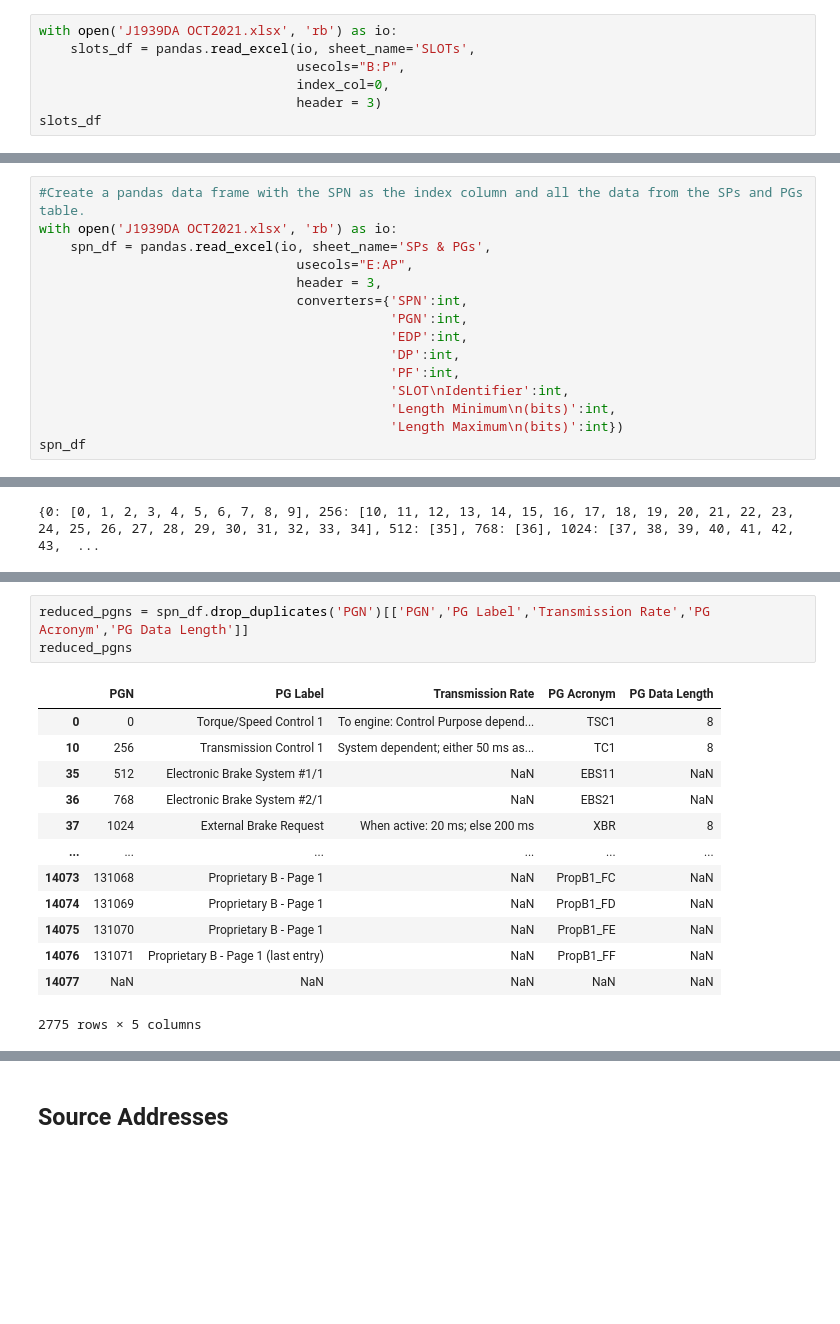
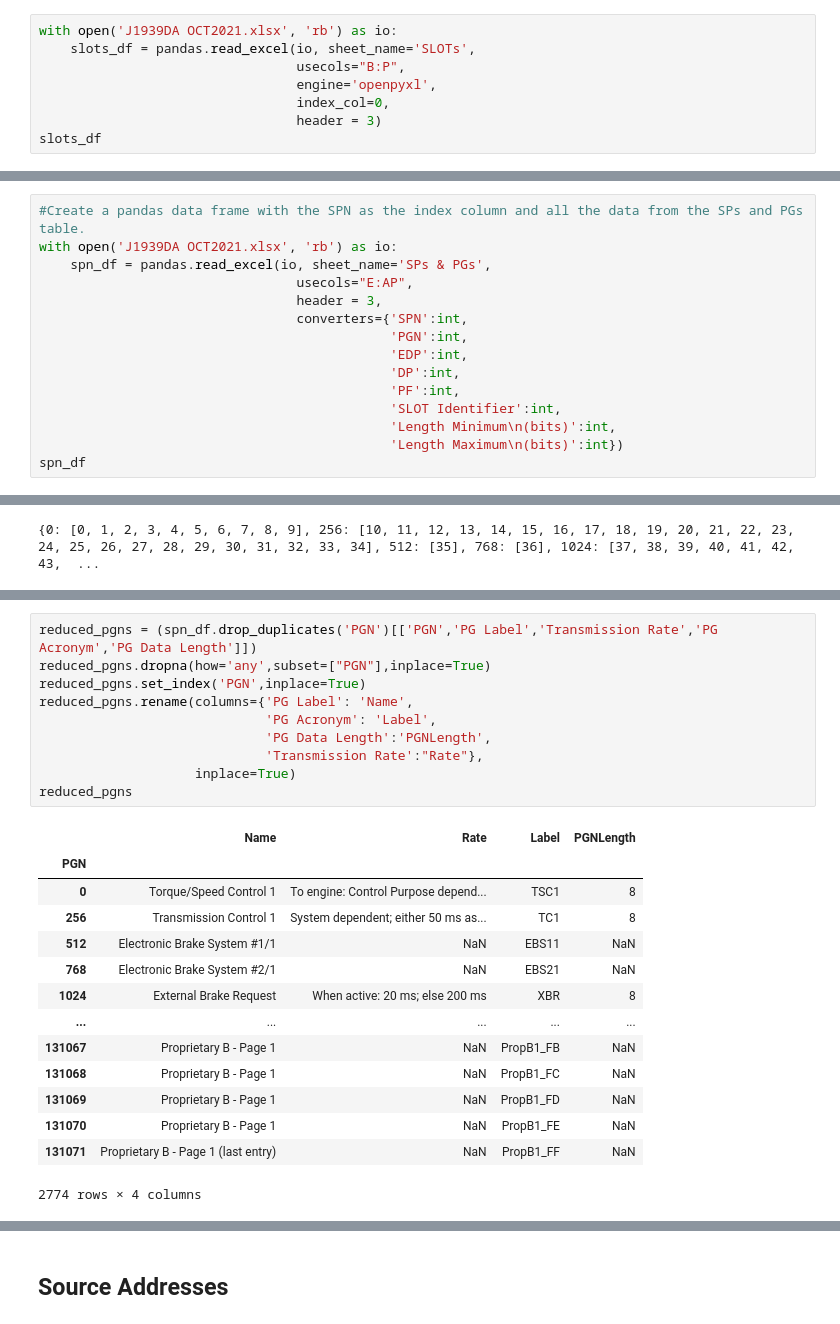
Before and after one commit to SystemsCyber/J1939DB, a Jupyter notebook: J1939 Digital Annex to JSON.ipynb, the cells around one changed output, grey strips where cells are left out. Drawn from its saved outputs; the diff is of its cells as text; blank space fills up the shorter version.

```diff
--- a/J1939 Digital Annex to JSON.ipynb
+++ b/J1939 Digital Annex to JSON.ipynb
@@ -9,6 +19,7 @@ import pandas
 with open('J1939DA OCT2021.xlsx', 'rb') as io:
     slots_df = pandas.read_excel(io, sheet_name='SLOTs',
                                  usecols="B:P",
+                                 engine='openpyxl',
                                  index_col=0,
                                  header = 3)
 slots_df
@@ -38,7 +106,7 @@ with open('J1939DA OCT2021.xlsx', 'rb') as io:
                                              'EDP':int,
                                              'DP':int,
                                              'PF':int,
-                                             'SLOT\nIdentifier':int,
+                                             'SLOT Identifier':int,
                                              'Length Minimum\n(bits)':int,
                                              'Length Maximum\n(bits)':int})
 spn_df
@@ -108,17 +134,25 @@ Name: SPN, dtype: object
 # %%
-reduced_pgns = spn_df.drop_duplicates('PGN')[['PGN','PG Label','Transmission Rate','PG Acronym','PG Data Length']]
+reduced_pgns = (spn_df.drop_duplicates('PGN')[['PGN','PG Label','Transmission Rate','PG Acronym','PG Data Length']])
+reduced_pgns.dropna(how='any',subset=["PGN"],inplace=True)
+reduced_pgns.set_index('PGN',inplace=True)
+reduced_pgns.rename(columns={'PG Label': 'Name',
+                             'PG Acronym': 'Label',
+                             'PG Data Length':'PGNLength',
+                             'Transmission Rate':"Rate"},
+                    inplace=True)
 reduced_pgns
 # %% [output]
-|  | PGN | PG Label | Transmission Rate | PG Acronym | PG Data Length |
-| 0 | 0 | Torque/Speed Control 1 | To engine: Control Purpose depend... | TSC1 | 8 |
-| 10 | 256 | Transmission Control 1 | System dependent; either 50 ms as... | TC1 | 8 |
-| 35 | 512 | Electronic Brake System #1/1 | NaN | EBS11 | NaN |
-| 36 | 768 | Electronic Brake System #2/1 | NaN | EBS21 | NaN |
-| 37 | 1024 | External Brake Request | When active: 20 ms; else 200 ms | XBR | 8 |
-| ... | ... | ... | ... | ... | ... |
-| 14073 | 131068 | Proprietary B - Page 1 | NaN | PropB1_FC | NaN |
-| 14074 | 131069 | Proprietary B - Page 1 | NaN | PropB1_FD | NaN |
-| 14075 | 131070 | Proprietary B - Page 1 | NaN | PropB1_FE | NaN |
-| 14076 | 131071 | Proprietary B - Page 1 (last entry) | NaN | PropB1_FF | NaN |
-| 14077 | NaN | NaN | NaN | NaN | NaN |
+|  | Name | Rate | Label | PGNLength |
+| PGN |  |  |  |  |
+| 0 | Torque/Speed Control 1 | To engine: Control Purpose depend... | TSC1 | 8 |
+| 256 | Transmission Control 1 | System dependent; either 50 ms as... | TC1 | 8 |
+| 512 | Electronic Brake System #1/1 | NaN | EBS11 | NaN |
+| 768 | Electronic Brake System #2/1 | NaN | EBS21 | NaN |
+| 1024 | External Brake Request | When active: 20 ms; else 200 ms | XBR | 8 |
+| ... | ... | ... | ... | ... |
+| 131067 | Proprietary B - Page 1 | NaN | PropB1_FB | NaN |
+| 131068 | Proprietary B - Page 1 | NaN | PropB1_FC | NaN |
+| 131069 | Proprietary B - Page 1 | NaN | PropB1_FD | NaN |
+| 131070 | Proprietary B - Page 1 | NaN | PropB1_FE | NaN |
+| 131071 | Proprietary B - Page 1 (last entry) | NaN | PropB1_FF | NaN |
-2775 rows × 5 columns
+2774 rows × 4 columns
```
Also changed, not shown: parts of 26 cells of this notebook.
